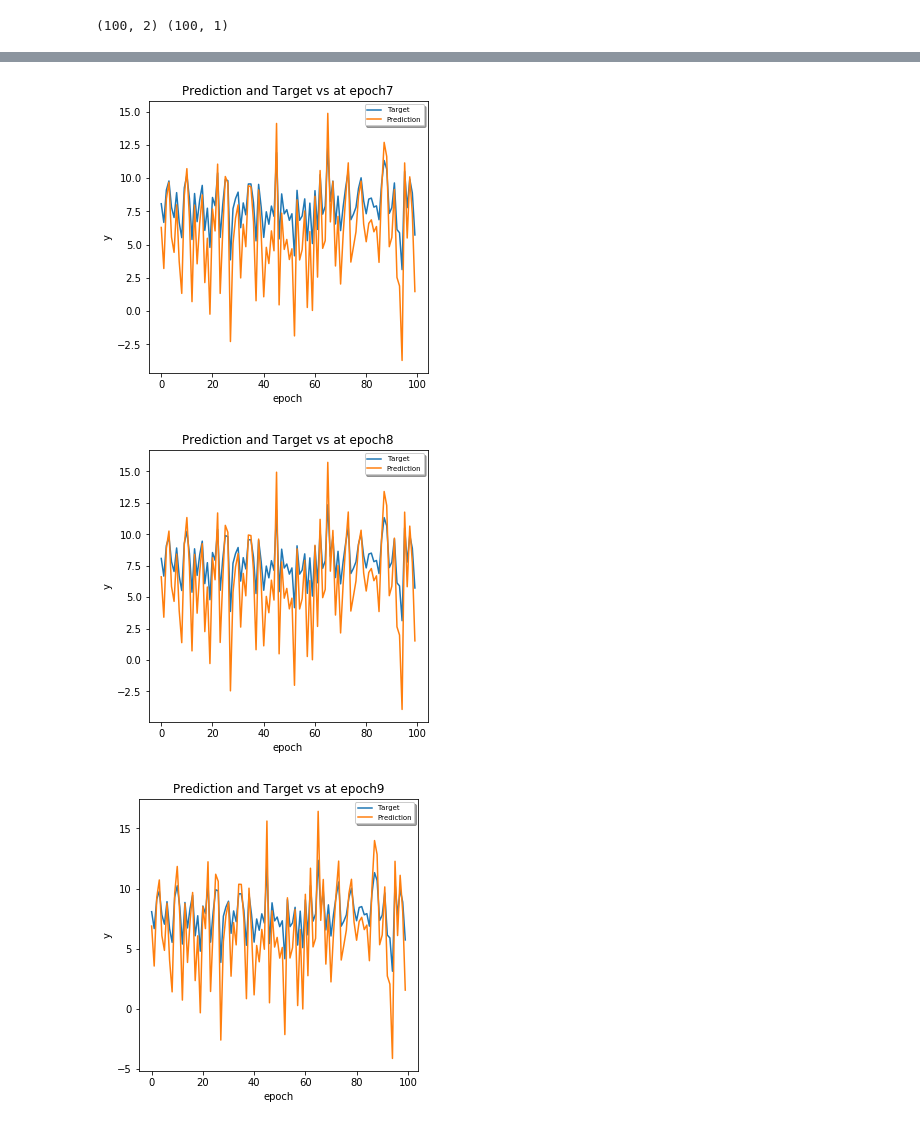
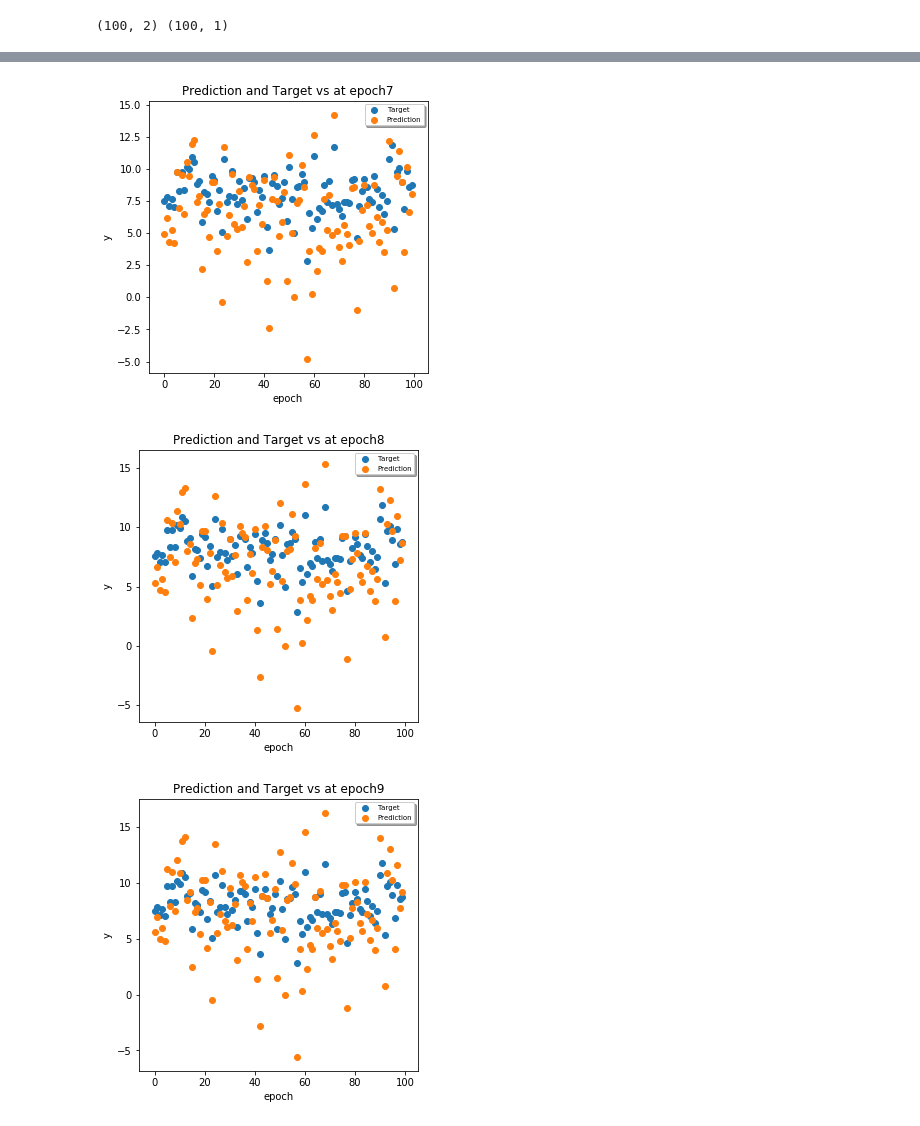
Before and after one commit to adbadre/Machine_Learning_Basis, a Jupyter notebook: Linear Regression.ipynb, the cells around one changed output, grey strips where cells are left out. Saved outputs shown, nothing was run; the diff lists cells and outputs as text; code cells hidden in the pictures.

```diff
--- a/Linear Regression.ipynb
+++ b/Linear Regression.ipynb
@@ -23,7 +23,7 @@ for col in x.T:
 # %%
 #Initialize the bias and the weight
 b=np.random.uniform(0,1,100)
-w=np.random.uniform(0,0.5,2)
+w=np.random.normal(0,1,2)
 
 pred=[]
 #Fit the algo ( No validation but who cares on fake data ^^)
@@ -33,7 +33,7 @@ for epoch in range(10):
     pred.append(y_pred)
     #Compute the error
     mse=np.mean(((y_pred.T-y)**2)[:,0])
-    print(mse)
+    print("MSE:"+str(mse))
     #Update the bias and weigth with the gradient
     w=w-0.1*2*(y_pred.T-y)[0]
     b=b-0.1*2*b
@@ -52,8 +52,8 @@ for epoch in range(10):
 #Plot the prediction and the target over the training
 for i in range(10):
     fig,ax=plt.subplots(figsize = (5,5))
-    ax.plot(y[:,0],label="Target")
-    ax.plot(pred[i][0],label="Prediction")
+    ax.scatter([x for x in range(100)],y[:,0],label="Target")
+    ax.scatter([x for x in range(100)],pred[i][0],label="Prediction")
     ax.set_xlabel("epoch")
     ax.set_ylabel("y")
     ax.legend(loc='upper right', shadow=True, fontsize='x-small')
@@ -69,3 +69,3 @@ for i in range(10):
-[figure, old version]
+[figure, new version]
-[figure, old version]
+[figure, new version]
-[figure, old version]
+[figure, new version]
```
Also changed, not shown: parts of 3 cells of this notebook.
